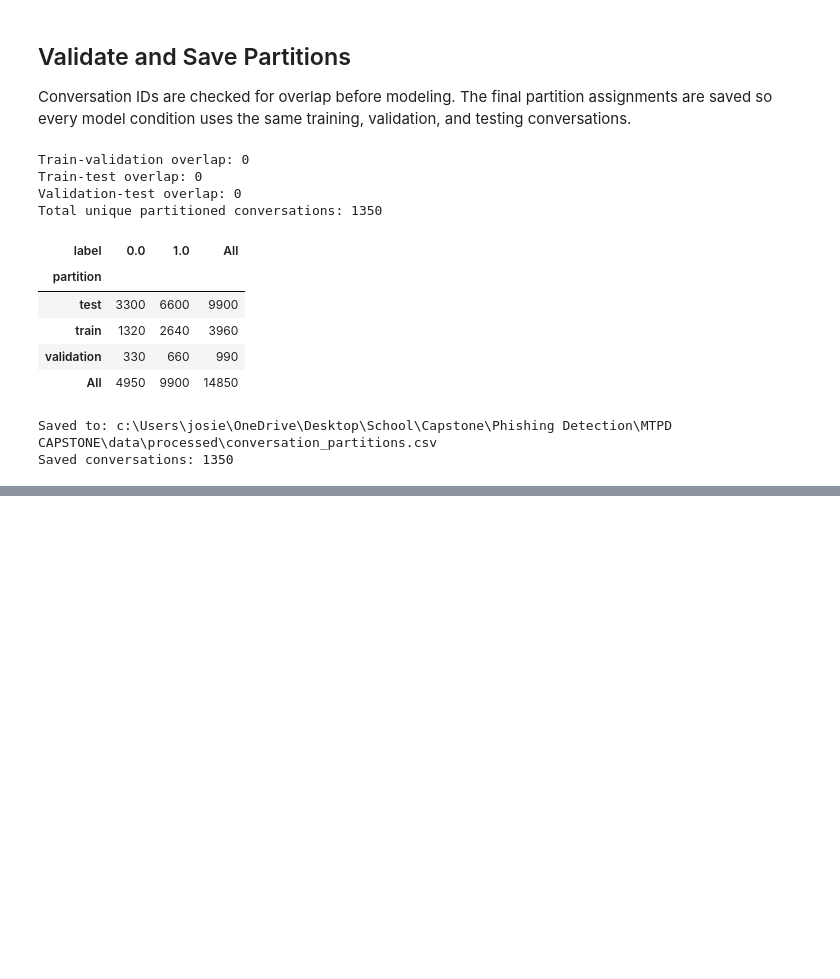
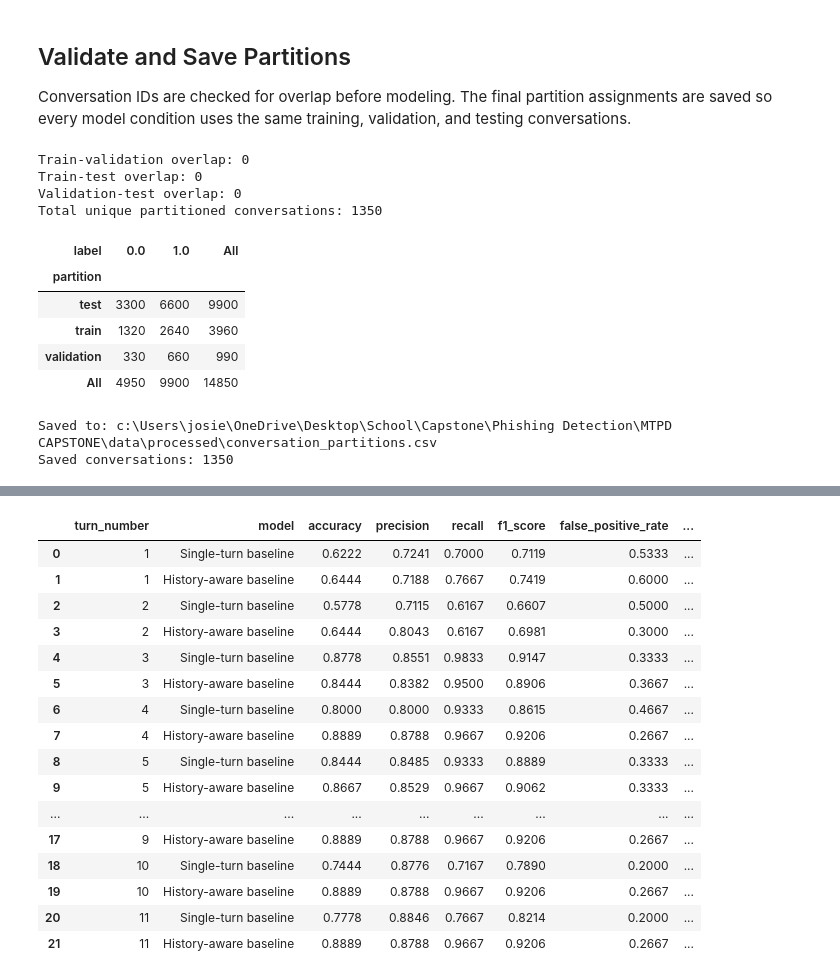
Before and after one commit to jfilloon/MTPD-CAPSTONE, a Jupyter notebook: notebooks/04_baseline_models.ipynb, the cells around one changed output, grey strips where cells are left out. Drawn from its saved outputs; the diff is of its cells as text; code cells hidden in the pictures; blank space fills up the shorter version.

```diff
--- a/notebooks/04_baseline_models.ipynb
+++ b/notebooks/04_baseline_models.ipynb
@@ -282,0 +603,73 @@ Saved conversations: 1350
+# %%
+turn_results = []
+
+for turn_number in sorted(
+    validation_analysis["turn_number"].unique()
+):
+    turn_data = validation_analysis[
+        validation_analysis["turn_number"] == turn_number
+    ]
+
+    y_true_turn = turn_data["label"].astype(int)
+
+    for model_name, prediction_column in [
+        ("Single-turn baseline", "single_turn_prediction"),
+        ("History-aware baseline", "history_prediction"),
+    ]:
+        turn_metrics = evaluate_predictions(
+            y_true_turn,
+            turn_data[prediction_column],
+            model_name,
+        )
+
+        turn_metrics["turn_number"] = turn_number
+        turn_results.append(turn_metrics)
+
+turn_results_df = pd.DataFrame(turn_results)
+
+turn_results_df = turn_results_df.rename(
+    columns={
+        "Model": "model",
+        "Accuracy": "accuracy",
+        "Precision": "precision",
+        "Recall": "recall",
+        "F1 Score": "f1_score",
+        "False Positive Rate": "false_positive_rate",
+        "False Negative Rate": "false_negative_rate",
+    }
+)
+
+turn_metric_columns = [
+    "turn_number",
+    "model",
+    "accuracy",
+    "precision",
+    "recall",
+    "f1_score",
+    "false_positive_rate",
+    "false_negative_rate",
+]
+
+turn_results_df = turn_results_df[
+    turn_metric_columns
+]
+
+turn_results_df.round(4)
+# %% [output]
+|  | turn_number | model | accuracy | precision | recall | f1_score | false_positive_rate | ... |
+| 0 | 1 | Single-turn baseline | 0.6222 | 0.7241 | 0.7000 | 0.7119 | 0.5333 | ... |
+| 1 | 1 | History-aware baseline | 0.6444 | 0.7188 | 0.7667 | 0.7419 | 0.6000 | ... |
+| 2 | 2 | Single-turn baseline | 0.5778 | 0.7115 | 0.6167 | 0.6607 | 0.5000 | ... |
+| 3 | 2 | History-aware baseline | 0.6444 | 0.8043 | 0.6167 | 0.6981 | 0.3000 | ... |
+| 4 | 3 | Single-turn baseline | 0.8778 | 0.8551 | 0.9833 | 0.9147 | 0.3333 | ... |
+| 5 | 3 | History-aware baseline | 0.8444 | 0.8382 | 0.9500 | 0.8906 | 0.3667 | ... |
+| 6 | 4 | Single-turn baseline | 0.8000 | 0.8000 | 0.9333 | 0.8615 | 0.4667 | ... |
+| 7 | 4 | History-aware baseline | 0.8889 | 0.8788 | 0.9667 | 0.9206 | 0.2667 | ... |
+| 8 | 5 | Single-turn baseline | 0.8444 | 0.8485 | 0.9333 | 0.8889 | 0.3333 | ... |
+| 9 | 5 | History-aware baseline | 0.8667 | 0.8529 | 0.9667 | 0.9062 | 0.3333 | ... |
+| ... | ... | ... | ... | ... | ... | ... | ... | ... |
+| 17 | 9 | History-aware baseline | 0.8889 | 0.8788 | 0.9667 | 0.9206 | 0.2667 | ... |
+| 18 | 10 | Single-turn baseline | 0.7444 | 0.8776 | 0.7167 | 0.7890 | 0.2000 | ... |
+| 19 | 10 | History-aware baseline | 0.8889 | 0.8788 | 0.9667 | 0.9206 | 0.2667 | ... |
+| 20 | 11 | Single-turn baseline | 0.7778 | 0.8846 | 0.7667 | 0.8214 | 0.2000 | ... |
+| 21 | 11 | History-aware baseline | 0.8889 | 0.8788 | 0.9667 | 0.9206 | 0.2667 | ... |
```
Also changed, not shown: parts of 28 cells of this notebook, 6 other files.
